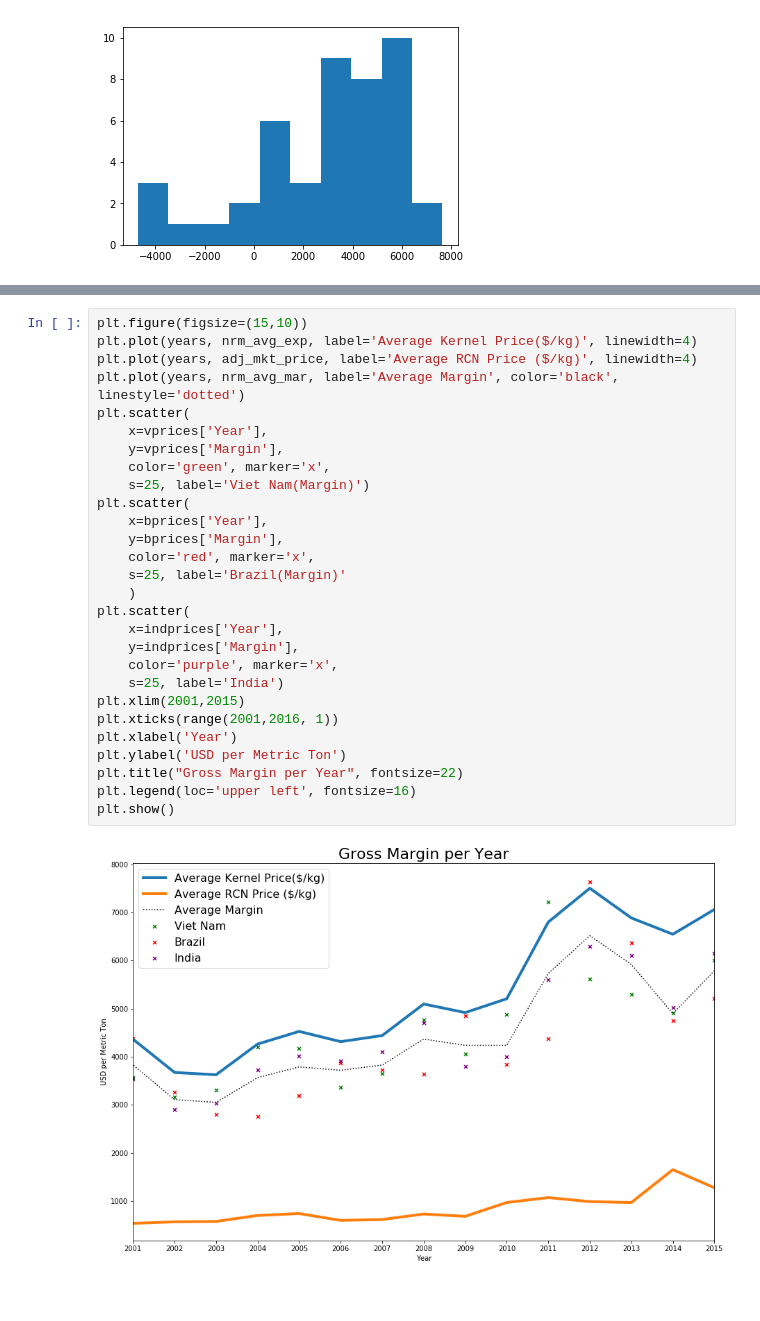
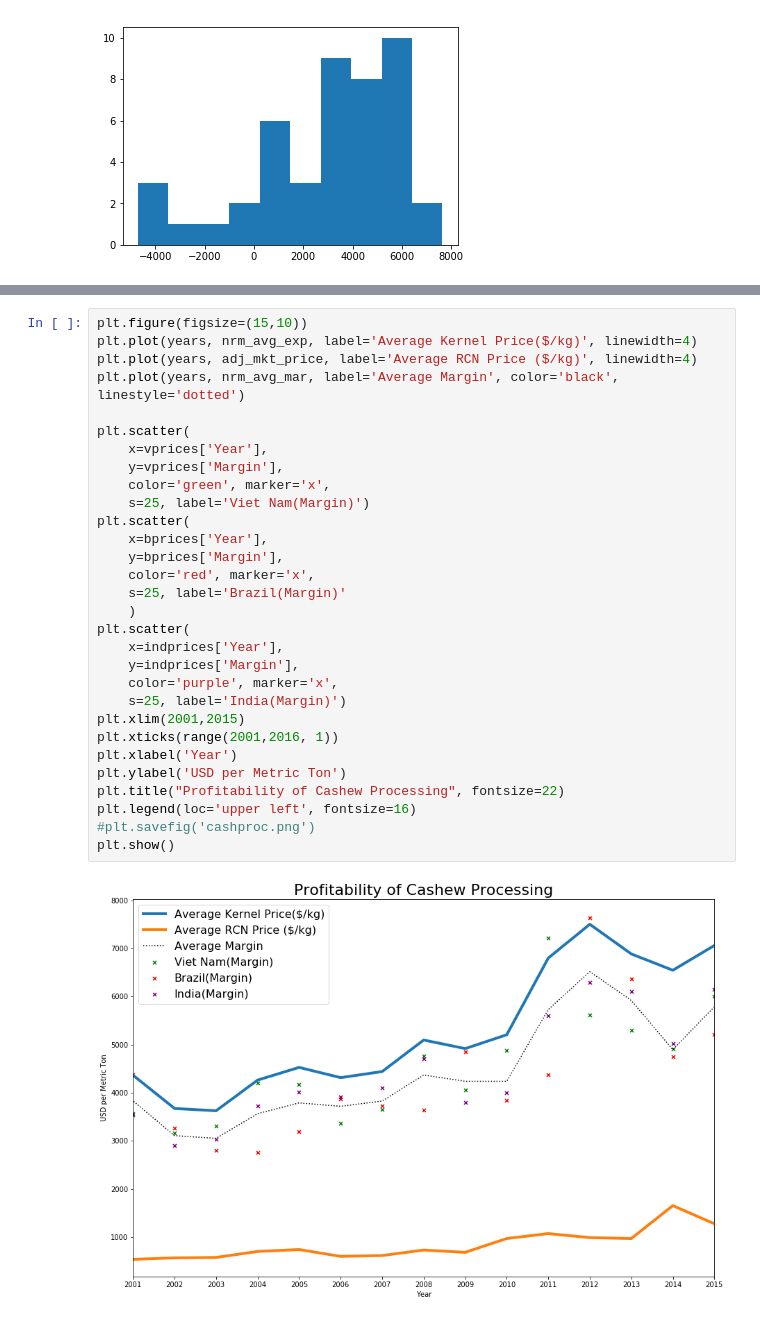
Before and after one commit to ExtraLime/cashew, a Jupyter notebook: roughdraft.ipynb, the cells around one changed output, grey strips where cells are left out. Drawn from its saved outputs; the diff is of its cells as text.

```diff
--- a/roughdraft.ipynb
+++ b/roughdraft.ipynb
@@ -328,30 +323,32 @@ See the caveats in the documentation: http://pandas.pydata.org/pandas-docs/stabl
 # %%
 plt.figure(figsize=(15,10))
 plt.plot(years, nrm_avg_exp, label='Average Kernel Price($/kg)', linewidth=4)
 plt.plot(years, adj_mkt_price, label='Average RCN Price ($/kg)', linewidth=4)
 plt.plot(years, nrm_avg_mar, label='Average Margin', color='black', linestyle='dotted')
+
 plt.scatter(
     x=vprices['Year'],
     y=vprices['Margin'],
     color='green', marker='x',
     s=25, label='Viet Nam(Margin)')
 plt.scatter(
     x=bprices['Year'],
     y=bprices['Margin'],
     color='red', marker='x',
     s=25, label='Brazil(Margin)'
     )
 plt.scatter(
     x=indprices['Year'],
     y=indprices['Margin'],
     color='purple', marker='x',
-    s=25, label='India')
+    s=25, label='India(Margin)')
 plt.xlim(2001,2015)
 plt.xticks(range(2001,2016, 1))
 plt.xlabel('Year')
 plt.ylabel('USD per Metric Ton')
-plt.title("Gross Margin per Year", fontsize=22)
+plt.title("Profitability of Cashew Processing", fontsize=22)
 plt.legend(loc='upper left', fontsize=16)
+#plt.savefig('cashproc.png')
 plt.show()
 # %% [output]
-[figure, old version]
+[figure, new version]
```
Also changed, not shown: parts of 10 cells of this notebook.
